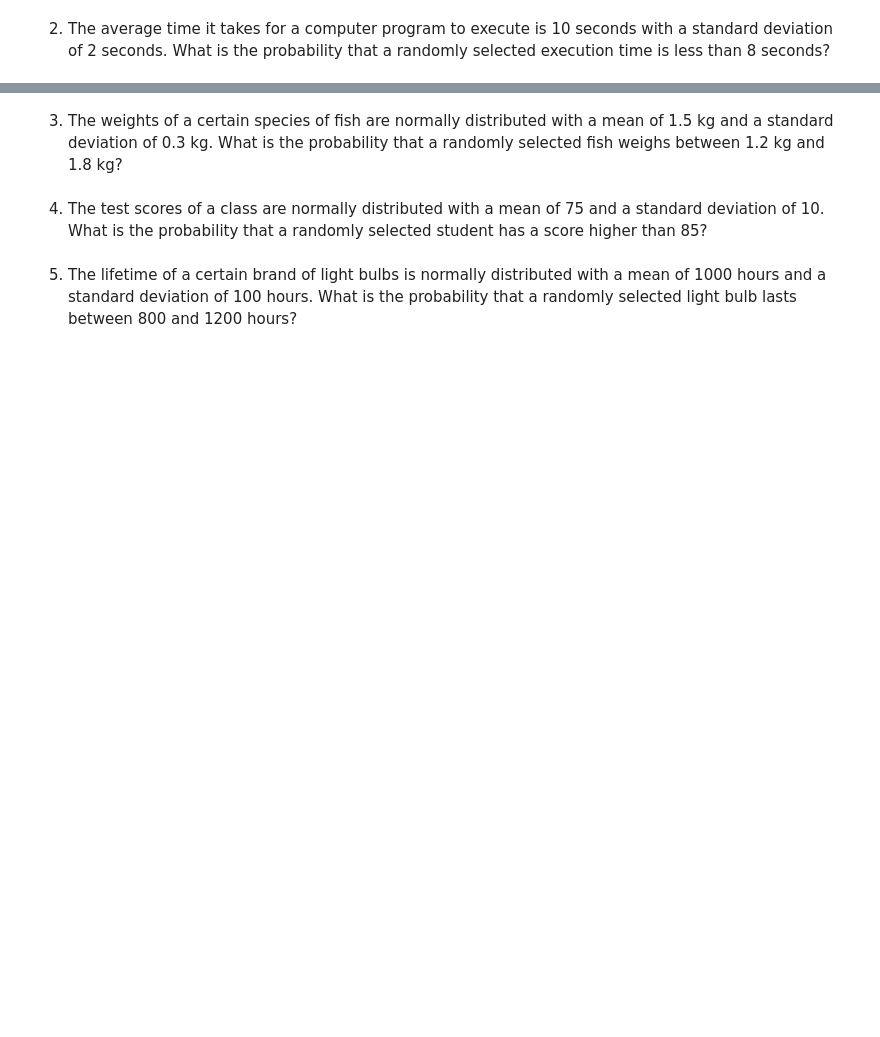
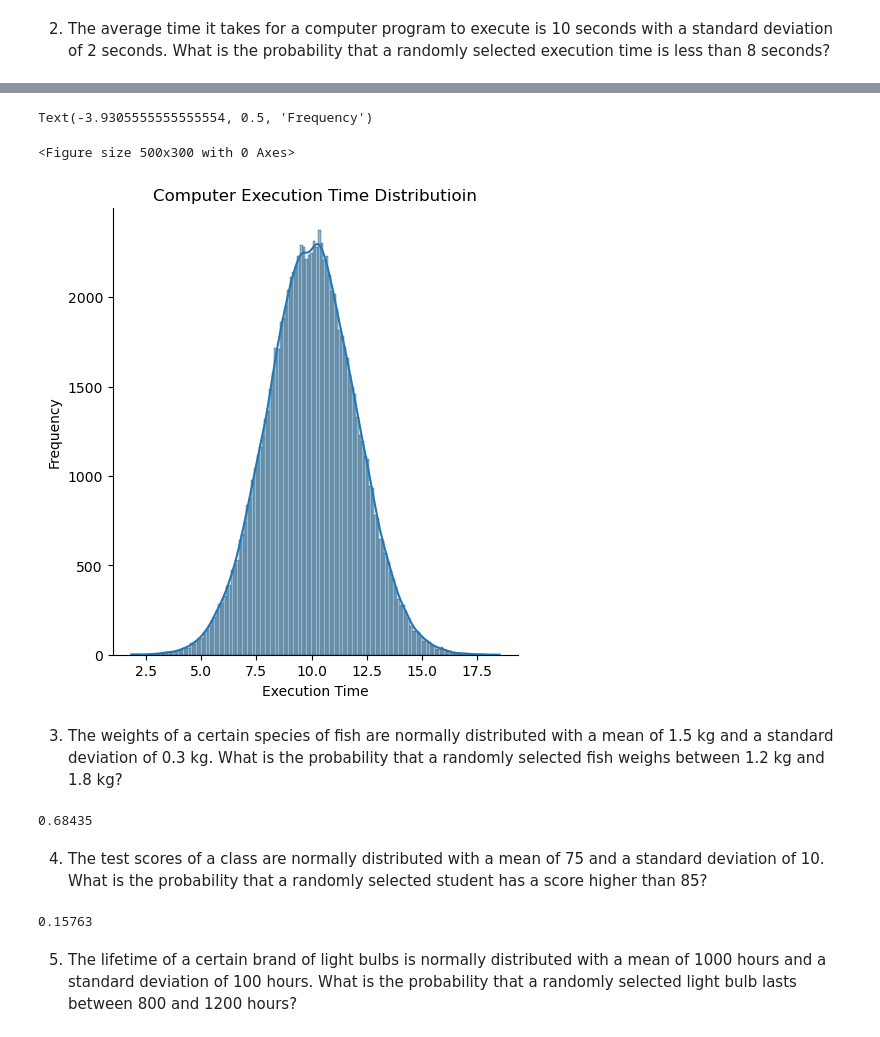
Before and after one commit to MigashaneVictoire/probability_simulation, a Jupyter notebook: normal_distribution.ipynb, the cells around one changed output, grey strips where cells are left out. Drawn from its saved outputs; the diff is of its cells as text; code cells hidden in the pictures; blank space fills up the shorter version.

```diff
--- a/normal_distribution.ipynb
+++ b/normal_distribution.ipynb
@@ -7,6 +46,35 @@
+# %%
+plt.figure(figsize=(5,3))
+sns.displot(rand_selection, kde=True)
+
+plt.title("Computer Execution Time Distributioin")
+plt.xlabel("Execution Time")
+plt.ylabel("Frequency")
+# %% [output]
+Text(-3.9305555555555554, 0.5, 'Frequency')
+<Figure size 500x300 with 0 Axes>
+[figure, added]
 # %% [markdown]
 3. The weights of a certain species of fish are normally distributed with a mean of 1.5 kg and a standard deviation of 0.3 kg. What is the probability that a randomly selected fish weighs between 1.2 kg and 1.8 kg?
+# %%
+mean_weight = 1.5
+std_weight = 0.3
+
+rand_selection= np.random.normal(loc=mean_weight, scale=std_weight, size= iterations)
+
+((rand_selection >= 1.2) & (rand_selection <= 1.8)).sum() / iterations
+# %% [output]
+0.68435
 # %% [markdown]
 4. The test scores of a class are normally distributed with a mean of 75 and a standard deviation of 10. What is the probability that a randomly selected student has a score higher than 85?
+# %%
+mean_grade = 75
+std_grade = 10
+
+rand_selection = np.random.normal(loc=mean_grade, scale=std_grade, size=iterations)
+
+(rand_selection > 85).sum() / iterations
+# %% [output]
+0.15763
 # %% [markdown]
 5. The lifetime of a certain brand of light bulbs is normally distributed with a mean of 1000 hours and a standard deviation of 100 hours. What is the probability that a randomly selected light bulb lasts between 800 and 1200 hours?
```
Also changed, not shown: parts of 7 cells of this notebook.
